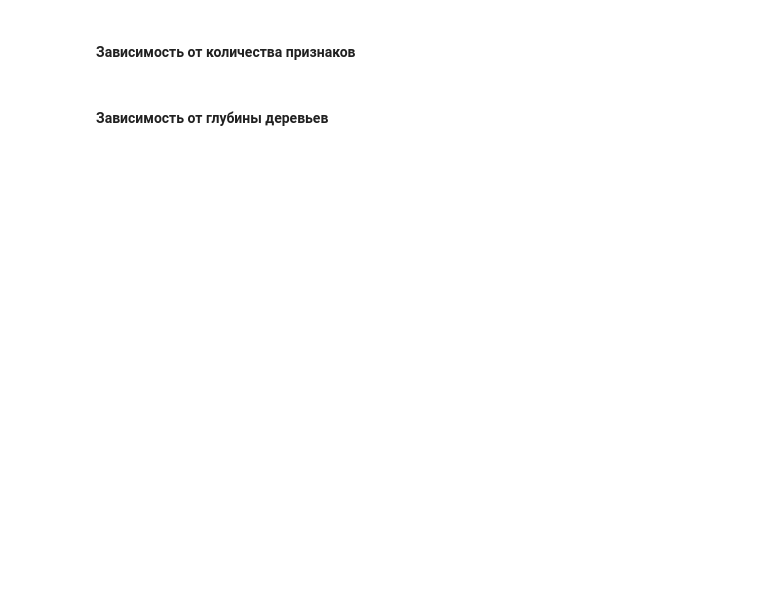
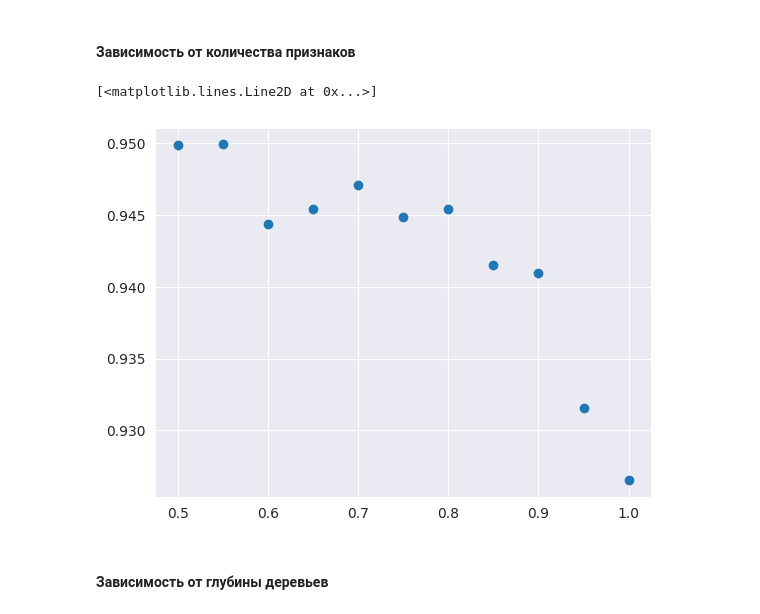
Before and after one commit to dolaprolorap/DS-homework, a Jupyter notebook: lab5/Задание 1. Бэггинг и случайный лес.ipynb, the cells around one changed output. Drawn from its saved outputs; the diff is of its cells as text; code cells hidden in the pictures; blank space fills up the shorter version.

```diff
--- a/lab5/Задание 1. Бэггинг и случайный лес.ipynb
+++ b/lab5/Задание 1. Бэггинг и случайный лес.ipynb
@@ -49,4 +96,16 @@ print dataset['DESCR']
 # %% [markdown]
 #### Зависимость от количества признаков
+# %%
+
+feature_powers = [0.5, 0.55, 0.6, 0.65, 0.7, 0.75, 0.8, 0.85, 0.9, 0.95, 1]
+scores = []
+for power in feature_powers:
+    rfc = RandomForestClassifier(n_estimators=100, max_features=int(global_feature_num ** power))
+    scores.append(np.mean(cross_val_score(rfc, X, y, cv=10, n_jobs=4)))
+
+plt.plot(feature_powers, scores, 'o')
+# %% [output]
+[<matplotlib.lines.Line2D at 0x...>]
+[figure, added]
 # %% [markdown]
 #### Зависимость от глубины деревьев
```
Also changed, not shown: parts of 10 cells of this notebook, 1 other file.
